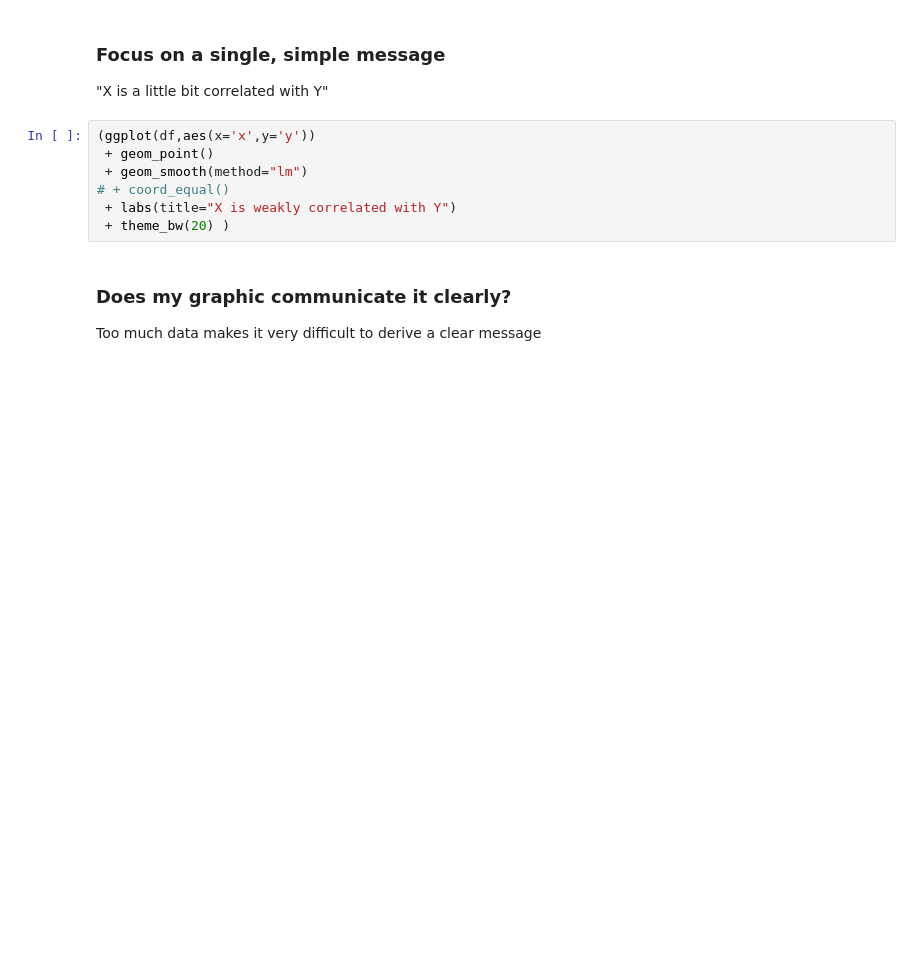
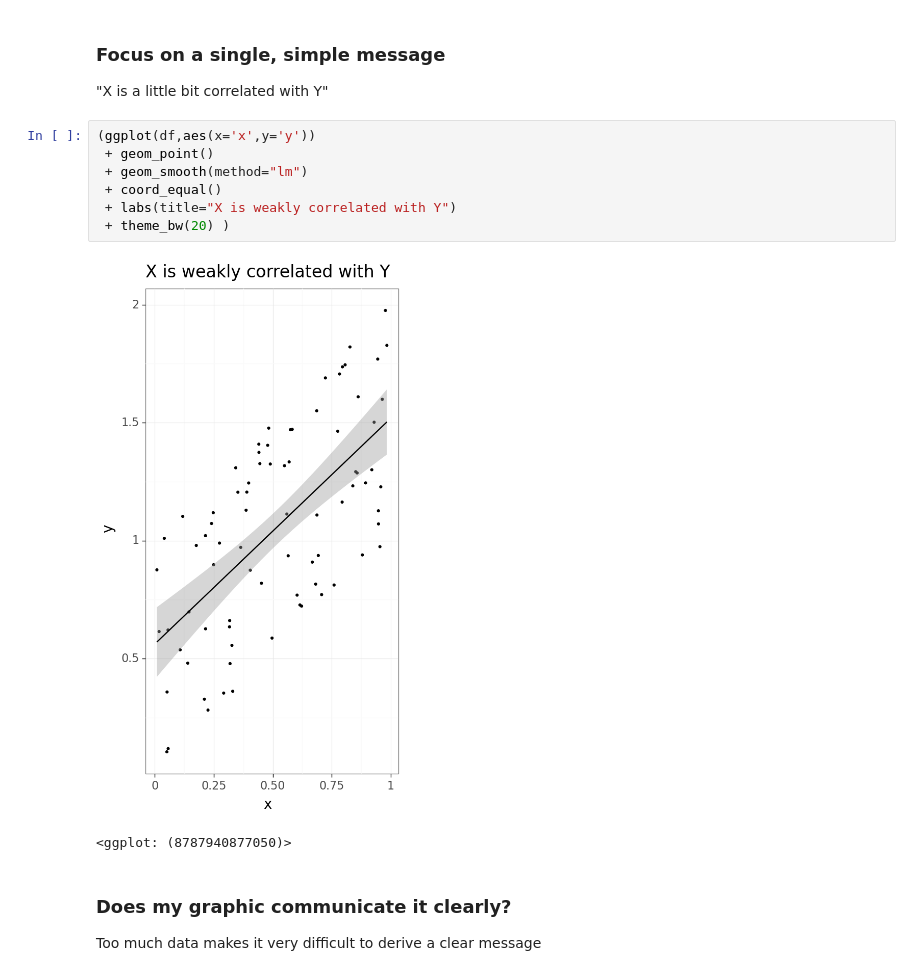
Before and after one commit to ImagingLectures/Quantitative-Big-Imaging-2021, a Jupyter notebook: Lectures/Lecture-08/08-Statistics.ipynb, the cells around one changed output. Cells and saved outputs as stored; diff of their text form; blank space fills up the shorter version.

```diff
--- a/Lectures/Lecture-08/08-Statistics.ipynb
+++ b/Lectures/Lecture-08/08-Statistics.ipynb
@@ -1296,10 +1533,13 @@ ggplot(df,aes(x='x',y='y')) + geom_point()
 # %%
 (ggplot(df,aes(x='x',y='y'))
  + geom_point()
  + geom_smooth(method="lm")
-# + coord_equal()
+ + coord_equal()
  + labs(title="X is weakly correlated with Y")
  + theme_bw(20) )
+# %% [output]
+[figure, added]
+<ggplot: (8787940877050)>
 # %% [markdown]
 ### Does my graphic communicate it clearly?
 
```
Also changed, not shown: parts of 111 cells of this notebook, 28 other files.
